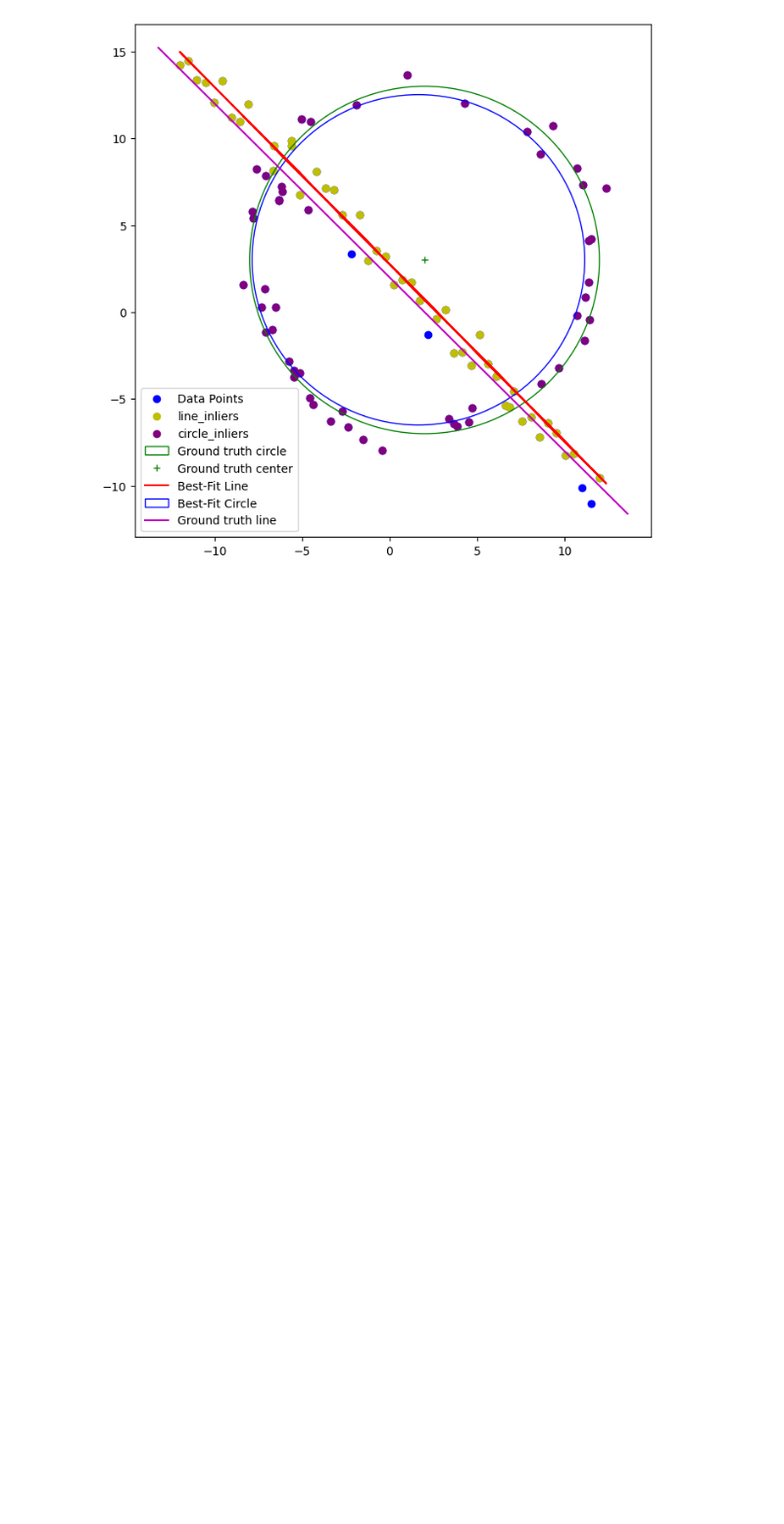
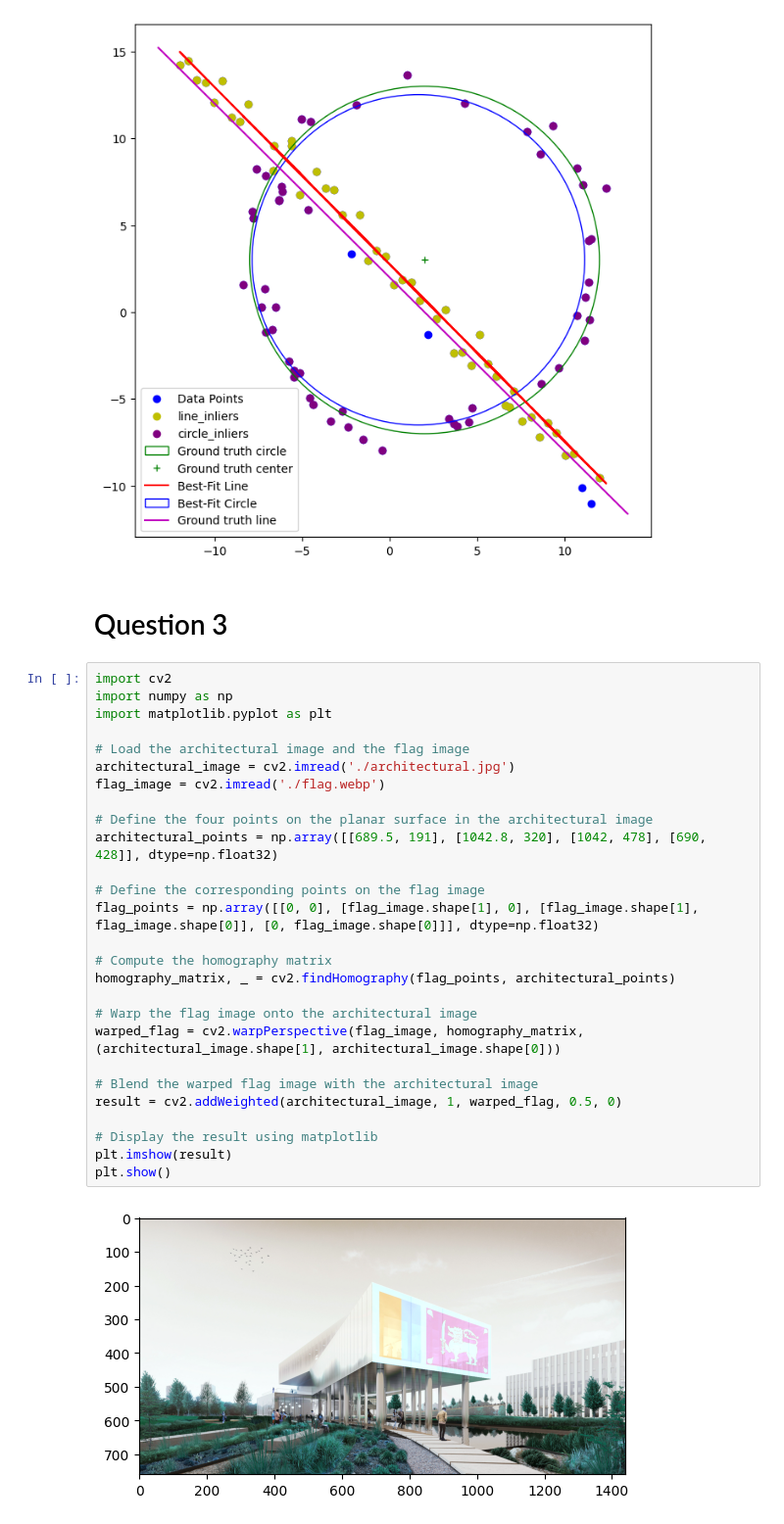
Before and after one commit to kannangaranv/EN3160_Assignment_2, a Jupyter notebook: assignment_2.ipynb, the cells around one changed output. Shown at 98% size. Cells and saved outputs as stored; diff of their text form; blank space fills up the shorter version.

Commit message:
Completed the Question 3.

```diff
--- a/assignment_2.ipynb
+++ b/assignment_2.ipynb
@@ -271,3 +271,34 @@ ax.legend()
 plt.show()
 # %% [output]
 [figure]
+# %% [markdown]
+# Question 3
+# %%
+import cv2
+import numpy as np
+import matplotlib.pyplot as plt
+
+# Load the architectural image and the flag image
+architectural_image = cv2.imread('./architectural.jpg')
+flag_image = cv2.imread('./flag.webp')
+
+# Define the four points on the planar surface in the architectural image
+architectural_points = np.array([[689.5, 191], [1042.8, 320], [1042, 478], [690, 428]], dtype=np.float32)
+
+# Define the corresponding points on the flag image
+flag_points = np.array([[0, 0], [flag_image.shape[1], 0], [flag_image.shape[1], flag_image.shape[0]], [0, flag_image.shape[0]]], dtype=np.float32)
+
+# Compute the homography matrix
+homography_matrix, _ = cv2.findHomography(flag_points, architectural_points)
+
+# Warp the flag image onto the architectural image
+warped_flag = cv2.warpPerspective(flag_image, homography_matrix, (architectural_image.shape[1], architectural_image.shape[0]))
+
+# Blend the warped flag image with the architectural image
+result = cv2.addWeighted(architectural_image, 1, warped_flag, 0.5, 0)
+
+# Display the result using matplotlib
+plt.imshow(result)
+plt.show()
+# %% [output]
+[figure, added]
```
Also changed, not shown: parts of 2 cells of this notebook.
